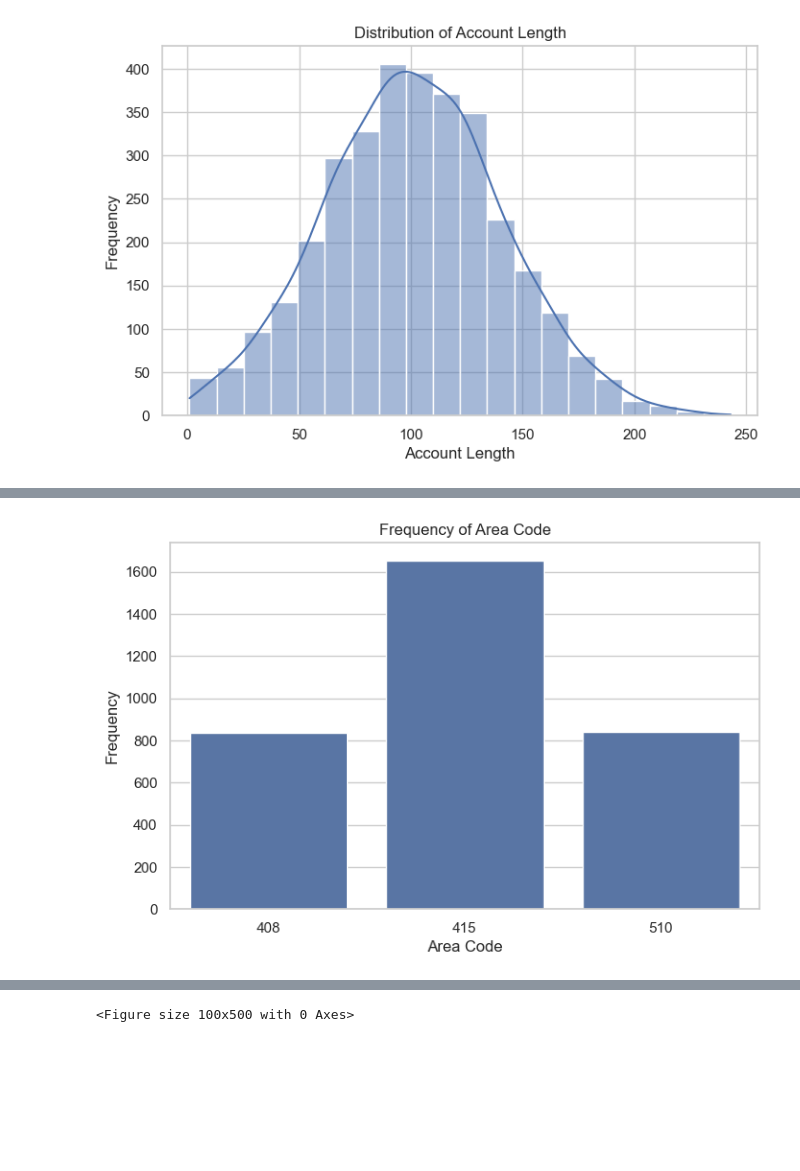
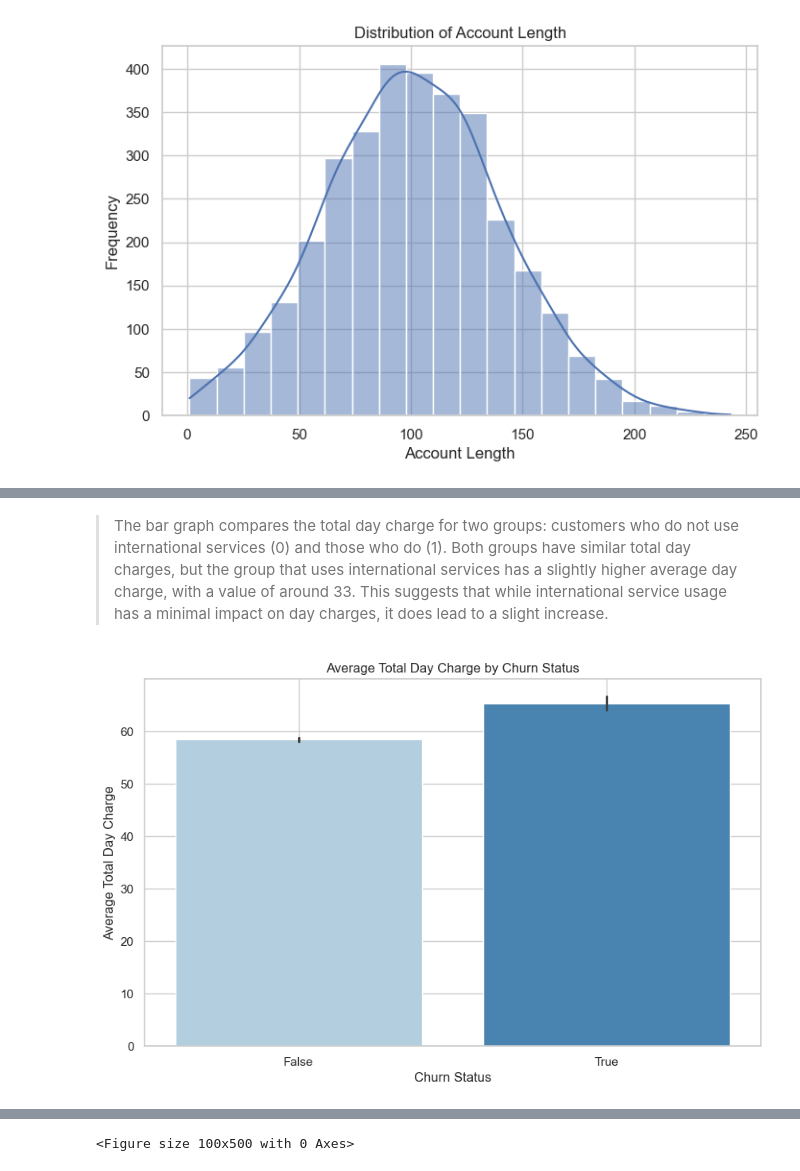
Before and after one commit to Churabros/Churn-predictor-model, a Jupyter notebook: index.ipynb, the cells around one changed output, grey strips where cells are left out. Cells and saved outputs as stored; diff of their text form; code cells hidden in the pictures; blank space fills up the shorter version.

Commit message:
added visual descriptions

```diff
--- a/index.ipynb
+++ b/index.ipynb
@@ -132,9 +163,14 @@ plt.show()
 # %%
-df.columns = df.columns.str.replace(' ', '_')
+data.columns = data.columns.str.replace(' ', '_')
+# %%
+data['Total_charge'] =(data['total_day_charge'] +
+                      data['total_night_charge'] +
+                      data['total_intl_charge'] +
+                      data['total_eve_charge'])
 # %% [markdown]
 ### Dropping irrelevant columns
 # %% [markdown]
 Dropping `phone_number` column since it wont be needed in creating our model and we the drop the minutes columns since they provide exact same information as the charge columns as seen in the above heatmap
 # %%
-dropped_columns = ['phone_number', 'total_day_minutes', 'total_eve_minutes', 'total_night_minutes', 'total_intl_minutes']
-df = df.drop(columns=dropped_columns)
+dropped_columns = ['phone_number', 'total_day_minutes', 'total_eve_minutes', 'total_night_minutes', 'total_intl_minutes', 'number_vmail_messages']
+data = data.drop(columns=dropped_columns)
@@ -191,7 +215,9 @@ from sklearn.preprocessing import LabelEncoder
 
 # Initialize the label encoder
 le = LabelEncoder()
-df['international_plan'] = df['international_plan'].map({'yes': 1, 'no': 0})
-df['voice_mail_plan'] = df['voice_mail_plan'].map({'yes': 1, 'no': 0})
+# Apply LabelEncoder to 'international_plan'
+data['international_plan'] = le.fit_transform(data['international_plan'])
+# Apply LabelEncoder to 'voice_mail_plan'
+data['voice_mail_plan'] = le.fit_transform(data['voice_mail_plan'])
 # %% [markdown]
 ### OneHotEncoding
@@ -242,10 +304,14 @@ ax.set_title("Cutomer Service calls frequency")
+# %% [markdown]
+> The bar graph compares the total day charge for two groups: customers who do not use international services (0) and those who do (1). Both groups have similar total day charges, but the group that uses international services has a slightly higher average day charge, with a value of around 33. This suggests that while international service usage has a minimal impact on day charges, it does lead to a slight increase.
 # %%
-    # Plot 2: Distribution of area code
-    plt.figure(figsize=(8, 5))
-    sns.countplot(x='area_code', data=df)
-    plt.title("Frequency of Area Code")
-    plt.xlabel("Area Code")
-    plt.ylabel("Frequency")
-    plt.show()
+colors = ['#ADD8E6', '#90EE90']
+
+plt.figure(figsize=(10, 6))
+sns.barplot(x='churn', y='Total_charge', data=data, estimator='mean',  palette='Blues', hue=None, legend=False)
+plt.title('Average Total Day Charge by Churn Status')
+plt.xlabel('Churn Status')
+plt.ylabel('Average Total Day Charge')
+plt.grid(True)
+plt.show()
 # %% [output]
-[figure, old version]
+[figure, new version]
```
Also changed, not shown: parts of 68 cells of this notebook.
